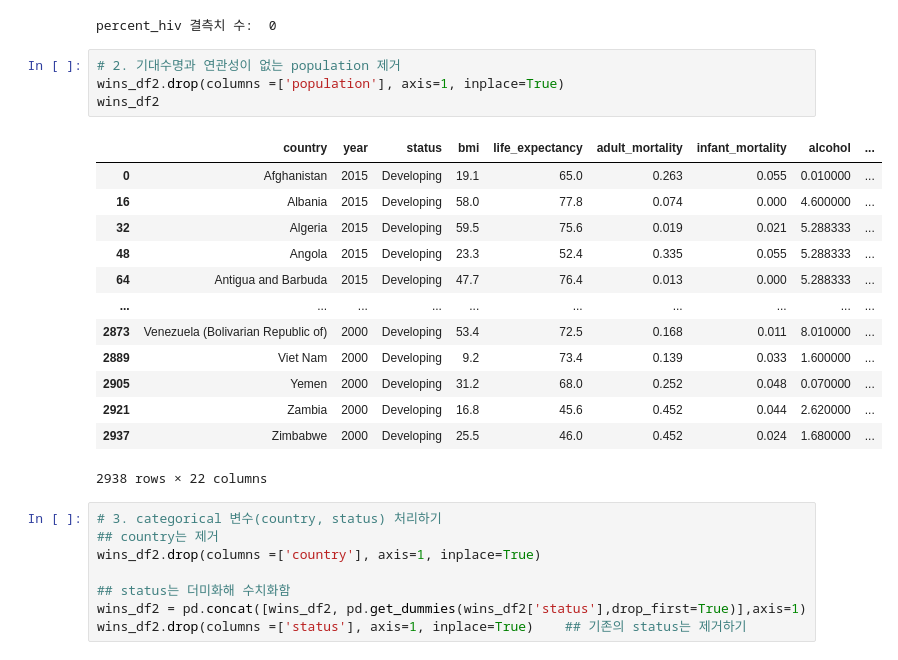
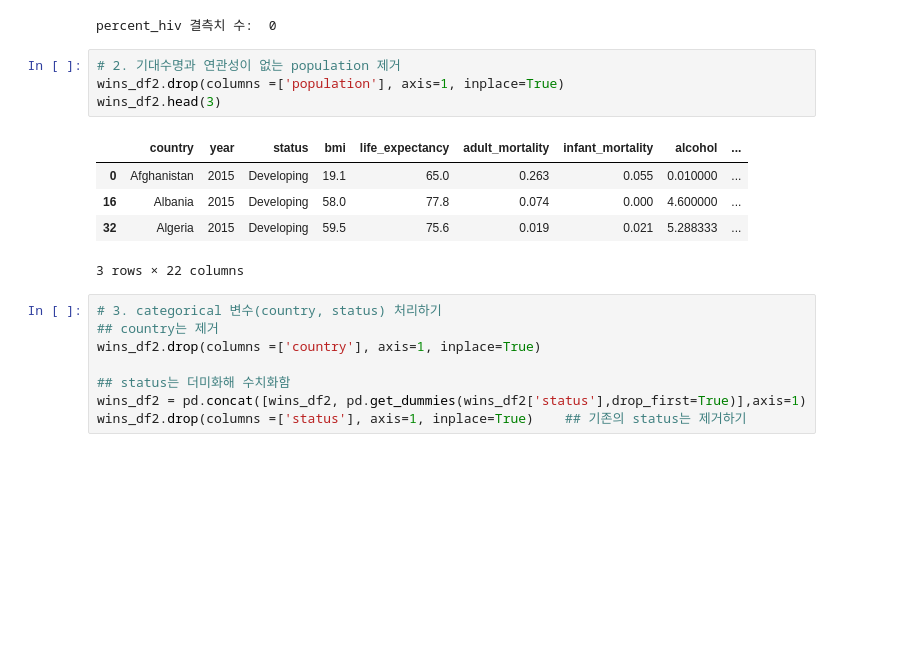
Before and after one commit to minnnnppp/Portfolio, a Jupyter notebook: AIB_project/cp1/AI_10_박민경_CP_01 (1).ipynb, the cells around one changed output. Saved outputs shown, nothing was run; the diff lists cells and outputs as text; blank space fills up the shorter version.

```diff
--- a/AIB_project/cp1/AI_10_박민경_CP_01 (1).ipynb
+++ b/AIB_project/cp1/AI_10_박민경_CP_01 (1).ipynb
@@ -987,21 +985,13 @@ percent_hiv 결측치 수:  0
 # %%
 # 2. 기대수명과 연관성이 없는 population 제거
 wins_df2.drop(columns =['population'], axis=1, inplace=True)
-wins_df2
+wins_df2.head(3)
 # %% [output]
 |  | country | year | status | bmi | life_expectancy | adult_mortality | infant_mortality | alcohol | ... |
 | 0 | Afghanistan | 2015 | Developing | 19.1 | 65.0 | 0.263 | 0.055 | 0.010000 | ... |
 | 16 | Albania | 2015 | Developing | 58.0 | 77.8 | 0.074 | 0.000 | 4.600000 | ... |
 | 32 | Algeria | 2015 | Developing | 59.5 | 75.6 | 0.019 | 0.021 | 5.288333 | ... |
-| 48 | Angola | 2015 | Developing | 23.3 | 52.4 | 0.335 | 0.055 | 5.288333 | ... |
-| 64 | Antigua and Barbuda | 2015 | Developing | 47.7 | 76.4 | 0.013 | 0.000 | 5.288333 | ... |
-| ... | ... | ... | ... | ... | ... | ... | ... | ... | ... |
-| 2873 | Venezuela (Bolivarian Republic of) | 2000 | Developing | 53.4 | 72.5 | 0.168 | 0.011 | 8.010000 | ... |
-| 2889 | Viet Nam | 2000 | Developing | 9.2 | 73.4 | 0.139 | 0.033 | 1.600000 | ... |
-| 2905 | Yemen | 2000 | Developing | 31.2 | 68.0 | 0.252 | 0.048 | 0.070000 | ... |
-| 2921 | Zambia | 2000 | Developing | 16.8 | 45.6 | 0.452 | 0.044 | 2.620000 | ... |
-| 2937 | Zimbabwe | 2000 | Developing | 25.5 | 46.0 | 0.452 | 0.024 | 1.680000 | ... |
-2938 rows × 22 columns
+3 rows × 22 columns
 # %%
 # 3. categorical 변수(country, status) 처리하기
 ## country는 제거
```
Also changed, not shown: parts of 8 cells of this notebook.
